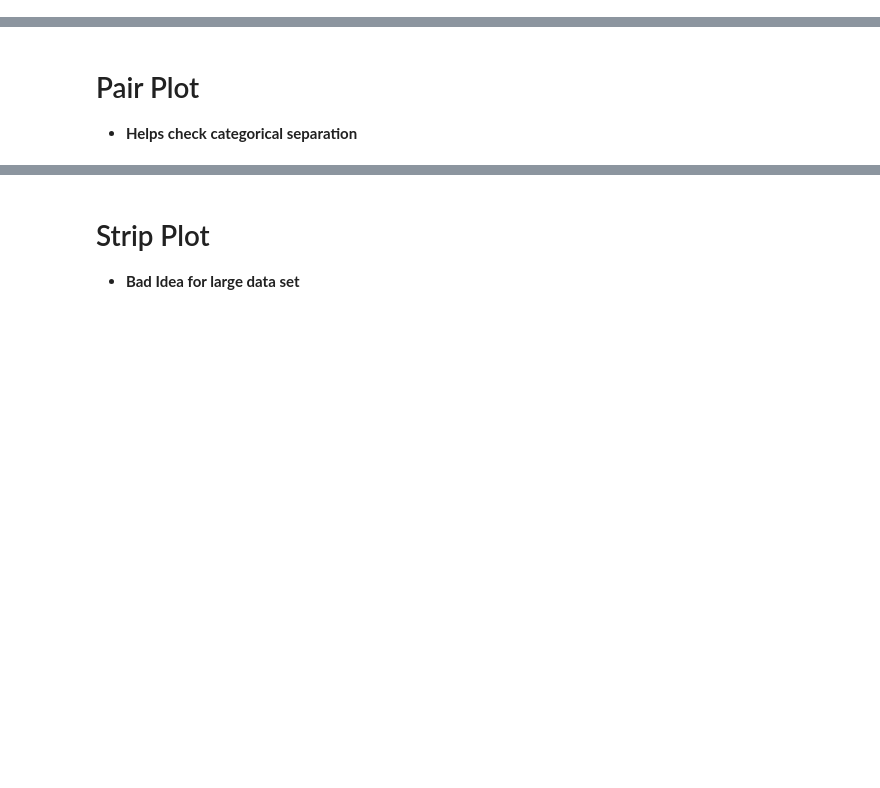
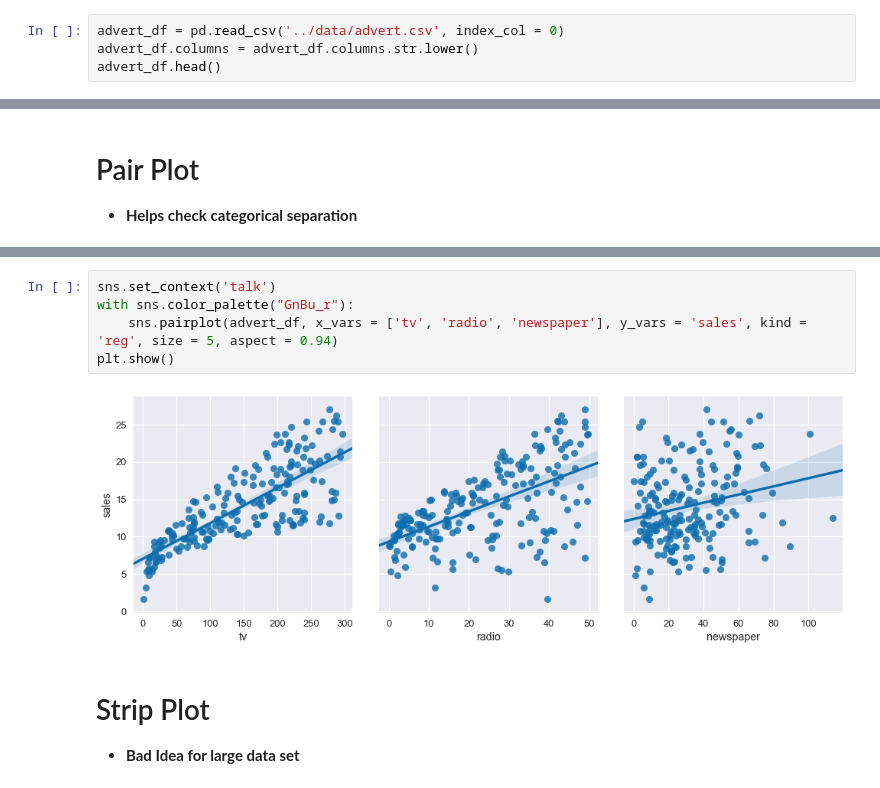
Before and after one commit to derpycoder/pragmatic-machine-learning, a Jupyter notebook: visualization/seaborn.ipynb, the cells around one changed output, grey strips where cells are left out. Cells and saved outputs as stored; diff of their text form; blank space fills up the shorter version.

```diff
--- a/visualization/seaborn.ipynb
+++ b/visualization/seaborn.ipynb
@@ -46,3 +46,7 @@ flight_df.head()
 | 2 | 1949 | March | 132 |
 | 3 | 1949 | April | 129 |
 | 4 | 1949 | May | 121 |
+# %%
+advert_df = pd.read_csv('../data/advert.csv', index_col = 0)
+advert_df.columns = advert_df.columns.str.lower()
+advert_df.head()
@@ -82,3 +93,10 @@ plt.show()
+# %%
+sns.set_context('talk')
+with sns.color_palette("GnBu_r"):
+    sns.pairplot(advert_df, x_vars = ['tv', 'radio', 'newspaper'], y_vars = 'sales', kind = 'reg', size = 5, aspect = 0.94)
+plt.show()
+# %% [output]
+[figure, added]
 # %% [markdown]
 # Strip Plot
 * **Bad Idea for large data set**
```
Also changed, not shown: parts of 4 cells of this notebook, 2 other files.
